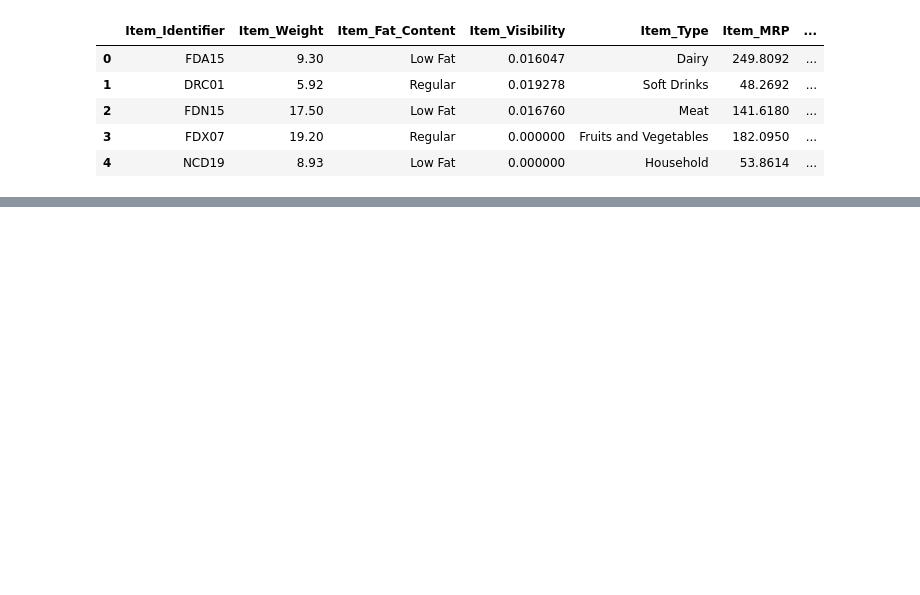
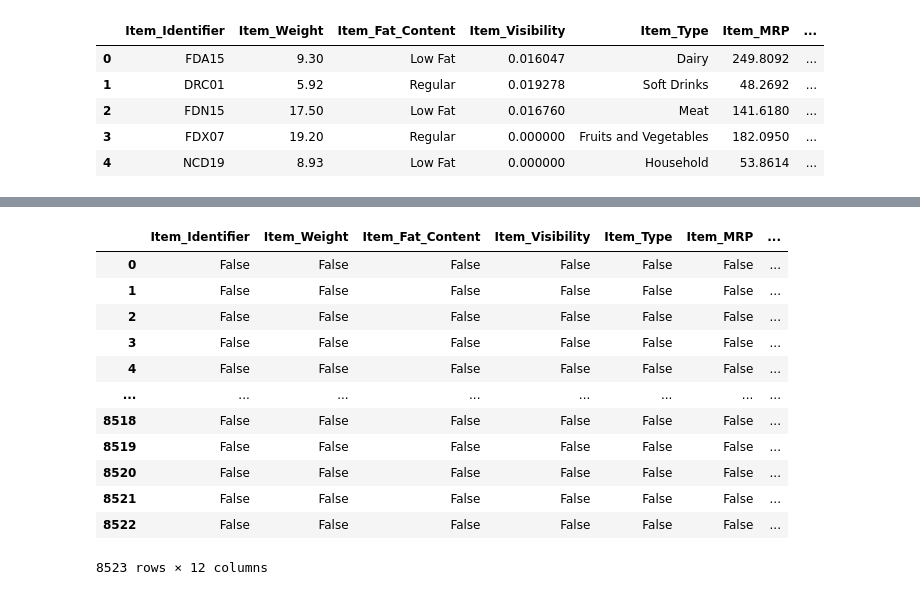
Before and after one commit to Shiromasteven/Sales-predictions, a Jupyter notebook: Sales_predicitons.ipynb, the cells around one changed output, grey strips where cells are left out. Cells and saved outputs as stored; diff of their text form; code cells hidden in the pictures; blank space fills up the shorter version.

```diff
--- a/Sales_predicitons.ipynb
+++ b/Sales_predicitons.ipynb
@@ -3,9 +3,9 @@
 # %%
 import pandas as pd
 
-filename = '/content/sales_predictions.csv'
+filename = '/content/drive/MyDrive/sales_predictions (1).csv'
 
-df = pd.read_csv('/content/sales_predictions.csv')
+df = pd.read_csv(filename)
 
 df.head()
 # %% [output]
@@ -17,0 +73,16 @@ df.head()
+# %%
+df.isna()
+# %% [output]
+|  | Item_Identifier | Item_Weight | Item_Fat_Content | Item_Visibility | Item_Type | Item_MRP | ... |
+| 0 | False | False | False | False | False | False | ... |
+| 1 | False | False | False | False | False | False | ... |
+| 2 | False | False | False | False | False | False | ... |
+| 3 | False | False | False | False | False | False | ... |
+| 4 | False | False | False | False | False | False | ... |
+| ... | ... | ... | ... | ... | ... | ... | ... |
+| 8518 | False | False | False | False | False | False | ... |
+| 8519 | False | False | False | False | False | False | ... |
+| 8520 | False | False | False | False | False | False | ... |
+| 8521 | False | False | False | False | False | False | ... |
+| 8522 | False | False | False | False | False | False | ... |
+8523 rows × 12 columns
```
Also changed, not shown: parts of 18 cells of this notebook.
